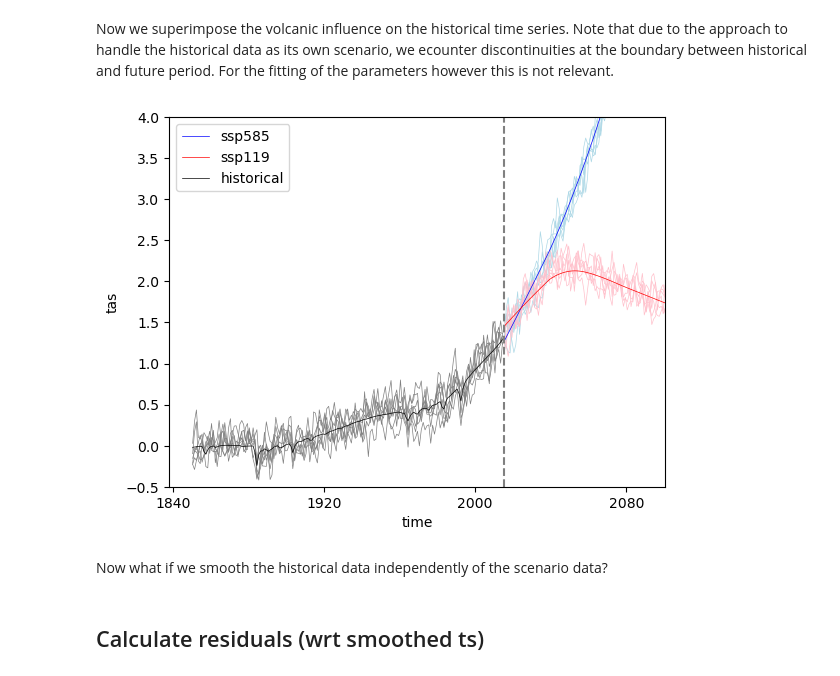
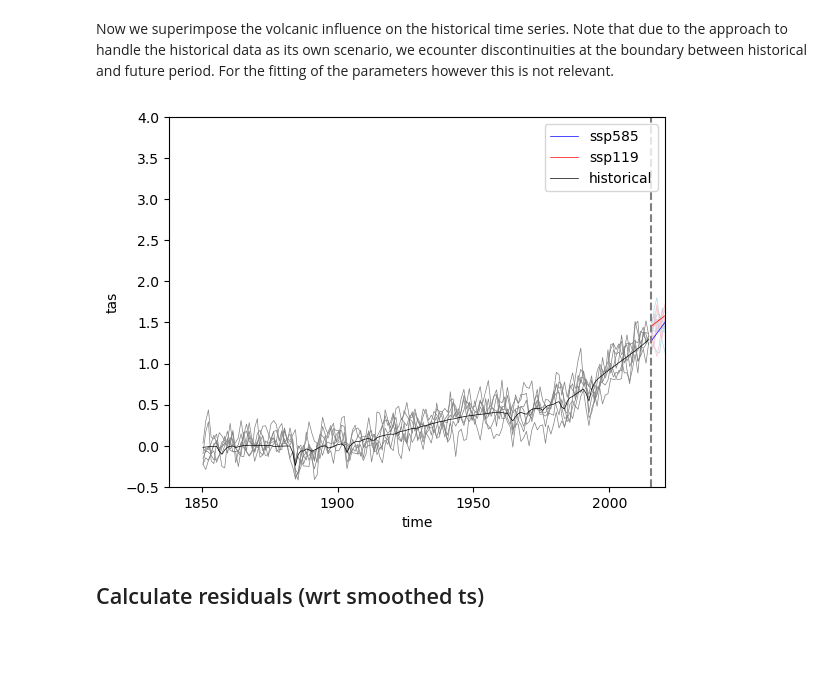
Before and after one commit to MESMER-group/mesmer, a Jupyter notebook: examples/Dataset_surfer.ipynb, the cells around one changed output. Drawn from its saved outputs; the diff is of its cells as text; code cells hidden in the pictures; blank space fills up the shorter version.

```diff
--- a/examples/Dataset_surfer.ipynb
+++ b/examples/Dataset_surfer.ipynb
@@ -251,7 +219,10 @@ Now we superimpose the volcanic influence on the historical time series. Note th
 # %%
 # superimpose the volcanic forcing on historical data
 tas_globmean_smoothed["historical"] = mesmer.volc.superimpose_volcanic_influence(
-    tas_globmean_smoothed["historical"], volcanic_params, hist_period=HIST_PERIOD, dim="time"
+    tas_globmean_smoothed["historical"],
+    volcanic_params,
+    hist_period=HIST_PERIOD,
+    dim="time",
 )
 # %%
 f, ax = plt.subplots()
@@ -260,37 +231,35 @@ f, ax = plt.subplots()
 tas_globmean["ssp585"].tas.plot.line(
     ax=ax, lw=0.5, x="time", color="lightblue", add_legend=False
 )
 tas_globmean["ssp119"].tas.plot.line(
     ax=ax, lw=0.5, x="time", color="pink", add_legend=False
 )
 tas_globmean["historical"].tas.plot.line(
     ax=ax, lw=0.5, x="time", color="grey", add_legend=False
 )
 
 # plot smoothed global means including volcanic influence for historical
 tas_globmean_smoothed["ssp585"].tas.plot.line(
     ax=ax, lw=0.5, x="time", color="blue", label="ssp585"
 )
 tas_globmean_smoothed["ssp119"].tas.plot.line(
     ax=ax, lw=0.5, x="time", color="red", label="ssp119"
 )
 tas_globmean_smoothed["historical"].tas.plot.line(
     ax=ax, lw=0.5, x="time", color="black", label="historical"
 )
 
 plt.legend()
 
-xmax = tas_globmean["ssp585"].time.sel(time="2100").item()
+xmax = tas_globmean["ssp585"].time.sel(time="2020").item()
 ax.set_xlim(None, xmax)
 histend = tas_globmean["ssp585"].time.sel(time="2015").item()
 ax.vlines(histend, -0.5, 4.0, color="0.5", linestyle="--")
 ax.set_ylim(-0.5, 4.0)
 ax.set_title("")
 plt.show()
 # %% [output]
-[figure, old version]
+[figure, new version]
-# %% [markdown]
-Now what if we smooth the historical data independently of the scenario data?
 # %% [markdown]
 ## Calculate residuals (wrt smoothed ts)
 # %% [markdown]
```
Also changed, not shown: parts of 34 cells of this notebook.
